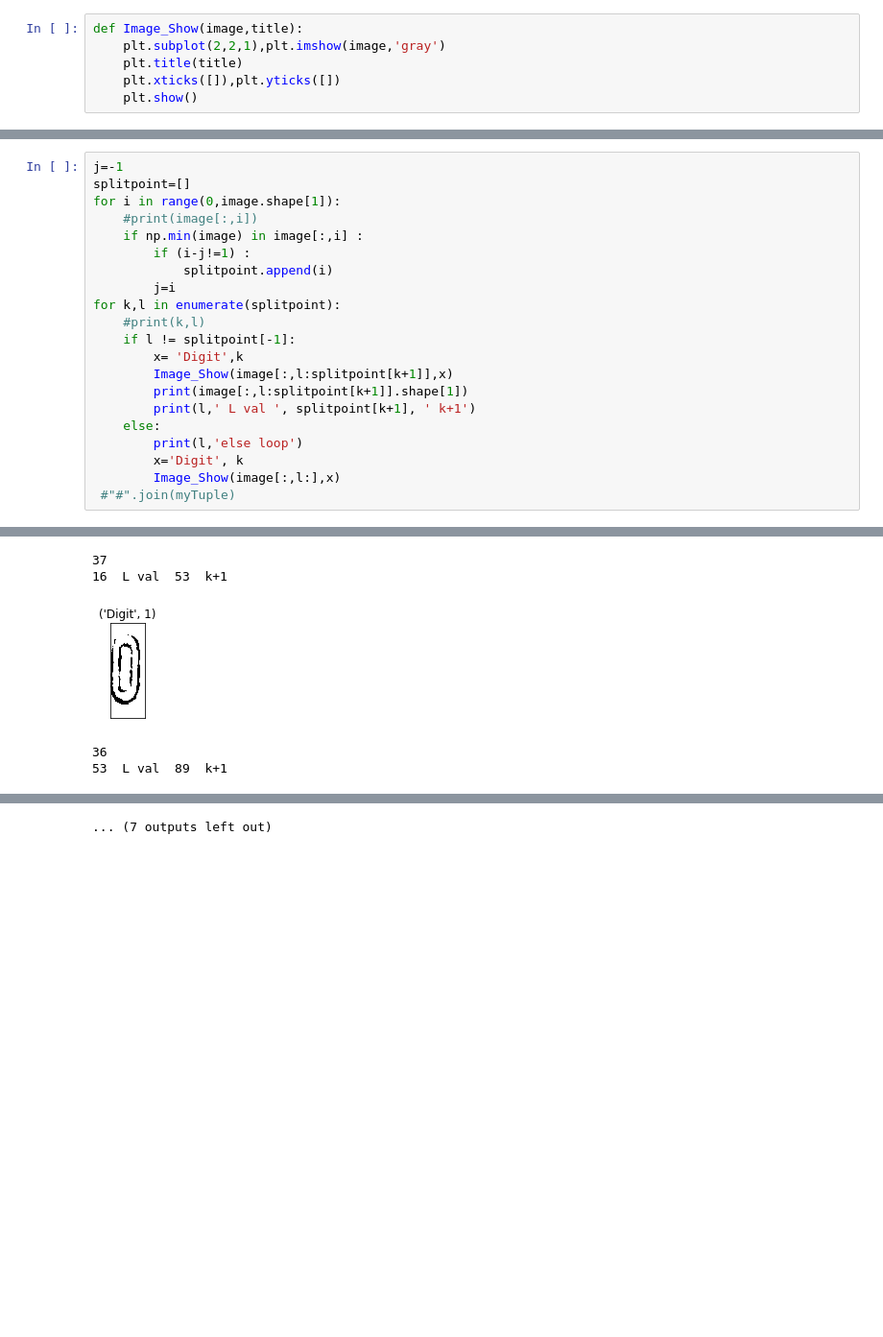
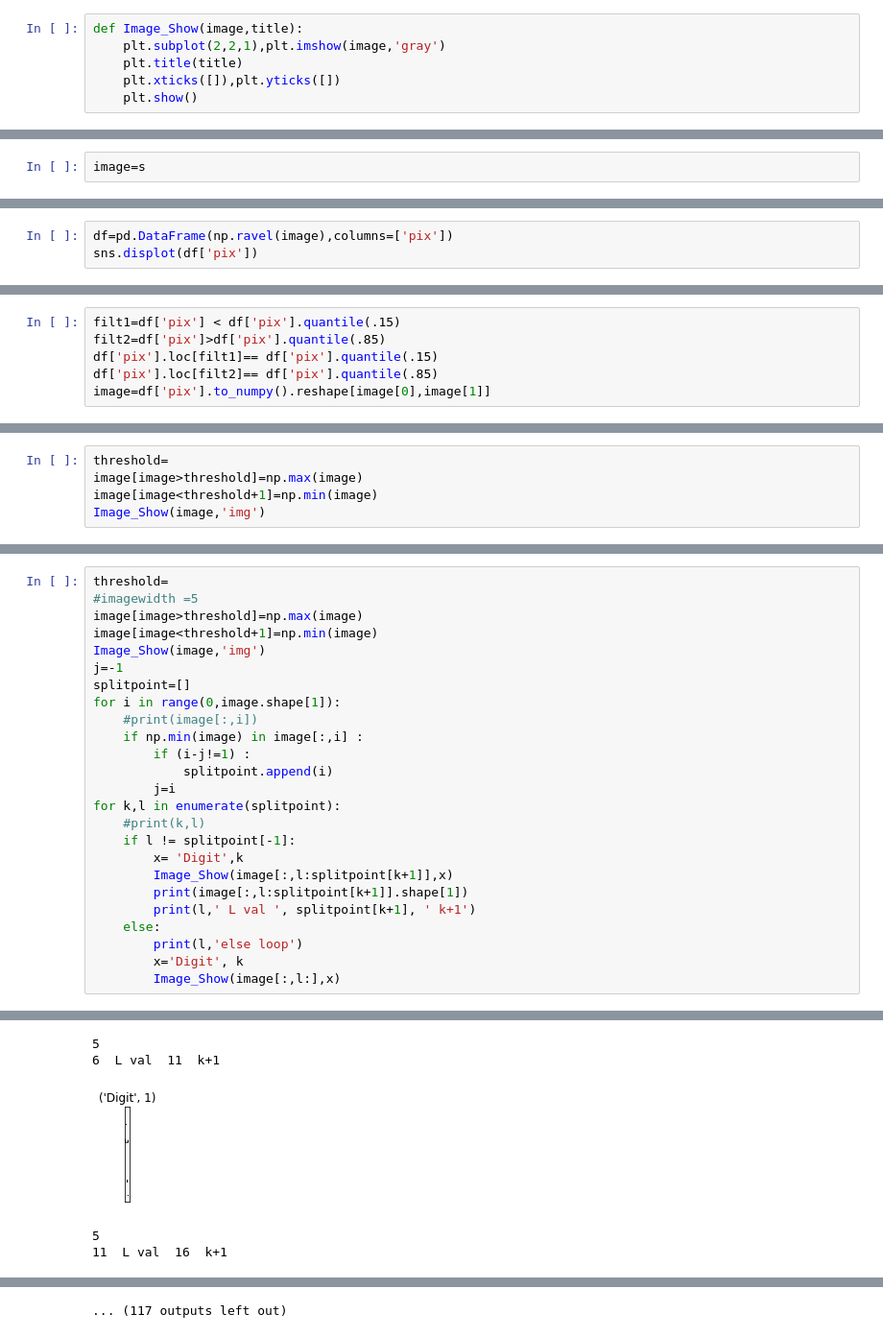
Before and after one commit to kiranpjclement/Image-Preprocessing, a Jupyter notebook: Segmenting_with_column_pixel_value.ipynb, the cells around one changed output, grey strips where cells are left out. Shown: that part at 96% size. Drawn from its saved outputs; the diff is of its cells as text; blank space fills up the shorter version.

```diff
--- a/Segmenting_with_column_pixel_value.ipynb
+++ b/Segmenting_with_column_pixel_value.ipynb
@@ -15,0 +108,2 @@ import seaborn as sns
+# %%
+image=s
@@ -15,0 +120,3 @@ import seaborn as sns
+# %%
+df=pd.DataFrame(np.ravel(image),columns=['pix'])
+sns.displot(df['pix'])
@@ -26,0 +135,6 @@ Image_Show(image,'Original')
+# %%
+filt1=df['pix'] < df['pix'].quantile(.15)
+filt2=df['pix']>df['pix'].quantile(.85)
+df['pix'].loc[filt1]== df['pix'].quantile(.15)
+df['pix'].loc[filt2]== df['pix'].quantile(.85)
+image=df['pix'].to_numpy().reshape[image[0],image[1]]
@@ -26,0 +159,5 @@ Image_Show(image,'Original')
+# %%
+threshold=
+image[image>threshold]=np.max(image)
+image[image<threshold+1]=np.min(image)
+Image_Show(image,'img')
@@ -27,4 +166,9 @@ Image_Show(image,'Original')
 # %%
+threshold=
+#imagewidth =5
+image[image>threshold]=np.max(image)
+image[image<threshold+1]=np.min(image)
+Image_Show(image,'img')
 j=-1
 splitpoint=[]
 for i in range(0,image.shape[1]):
@@ -44,5 +188,4 @@ for k,l in enumerate(splitpoint):
         print(l,'else loop')
         x='Digit', k
         Image_Show(image[:,l:],x)
- #"#".join(myTuple)
 # %% [output]
@@ -50,5 +193,5 @@ for k,l in enumerate(splitpoint):
-37
-16  L val  53  k+1
+5
+6  L val  11  k+1
-[figure, old version]
+[figure, new version]
-36
-53  L val  89  k+1
+5
+11  L val  16  k+1
@@ -67 +210 @@ for k,l in enumerate(splitpoint):
-... (7 outputs left out)
+... (117 outputs left out)
```
Also changed, not shown: parts of 21 cells of this notebook.
